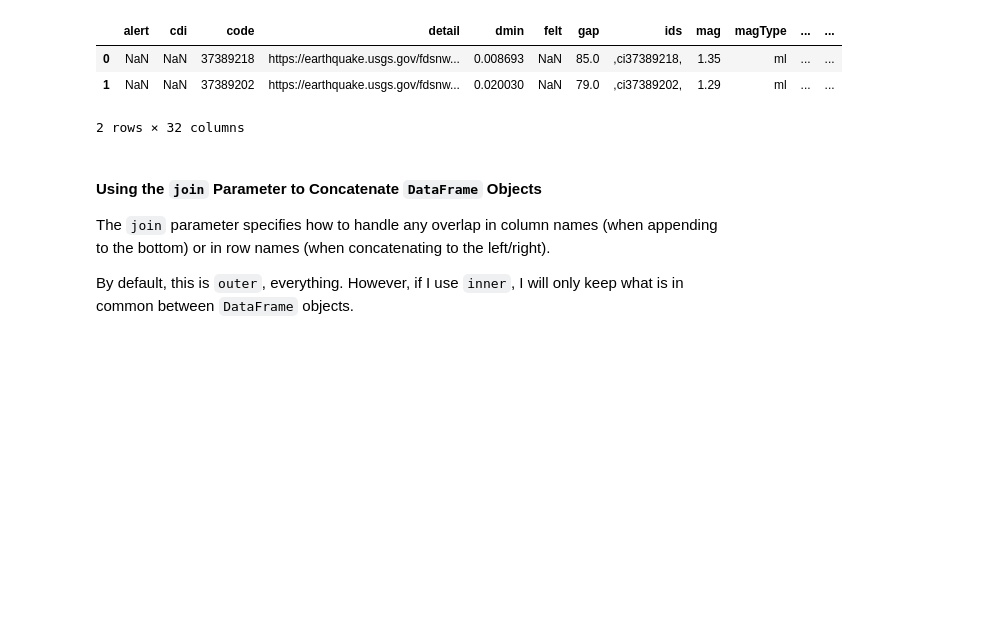
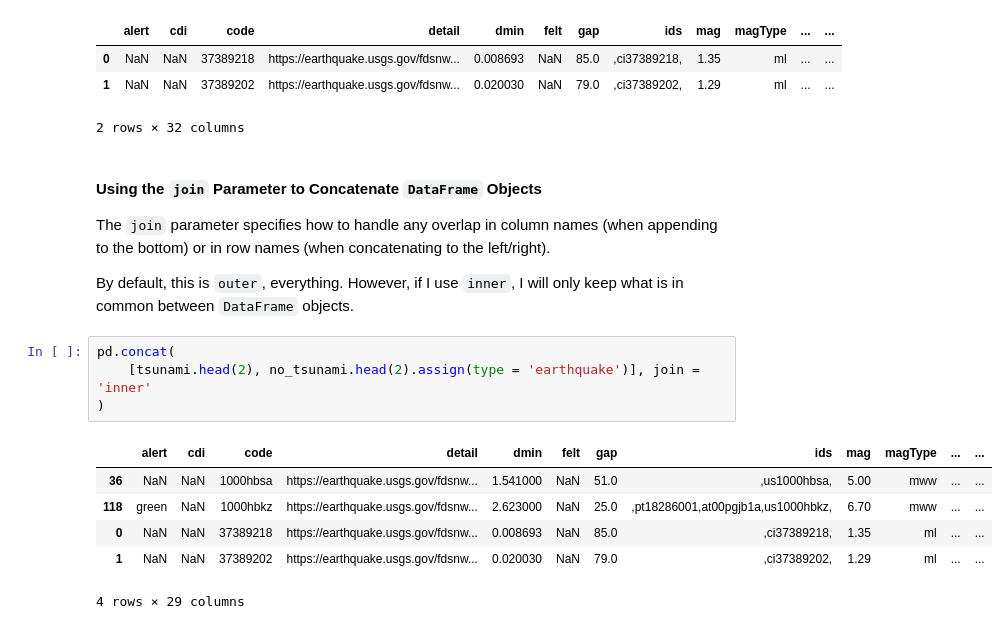
Before and after one commit to hestrang1993/Hands-On-Data-Analysis-with-Pandas-2nd-edition, a Jupyter notebook: ch_02/my_ch_02_work.ipynb, the cells around one changed output. Drawn from its saved outputs; the diff is of its cells as text; blank space fills up the shorter version.

```diff
--- a/ch_02/my_ch_02_work.ipynb
+++ b/ch_02/my_ch_02_work.ipynb
@@ -1022,3 +1022,14 @@ pd.concat(build_list, axis = 1)
 The ``join`` parameter specifies how to handle any overlap in column names (when appending to the bottom) or in row names (when concatenating to the left/right).
 
 By default, this is ``outer``, everything. However, if I use ``inner``, I will only keep what is in common between ``DataFrame`` objects.
+# %%
+pd.concat(
+    [tsunami.head(2), no_tsunami.head(2).assign(type = 'earthquake')], join = 'inner'
+)
+# %% [output]
+|  | alert | cdi | code | detail | dmin | felt | gap | ids | mag | magType | ... | ... |
+| 36 | NaN | NaN | 1000hbsa | https://earthquake.usgs.gov/fdsnw... | 1.541000 | NaN | 51.0 | ,us1000hbsa, | 5.00 | mww | ... | ... |
+| 118 | green | NaN | 1000hbkz | https://earthquake.usgs.gov/fdsnw... | 2.623000 | NaN | 25.0 | ,pt18286001,at00pgjb1a,us1000hbkz, | 6.70 | mww | ... | ... |
+| 0 | NaN | NaN | 37389218 | https://earthquake.usgs.gov/fdsnw... | 0.008693 | NaN | 85.0 | ,ci37389218, | 1.35 | ml | ... | ... |
+| 1 | NaN | NaN | 37389202 | https://earthquake.usgs.gov/fdsnw... | 0.020030 | NaN | 79.0 | ,ci37389202, | 1.29 | ml | ... | ... |
+4 rows × 29 columns
```
Also changed, not shown: parts of 24 cells of this notebook, 4 other files.
